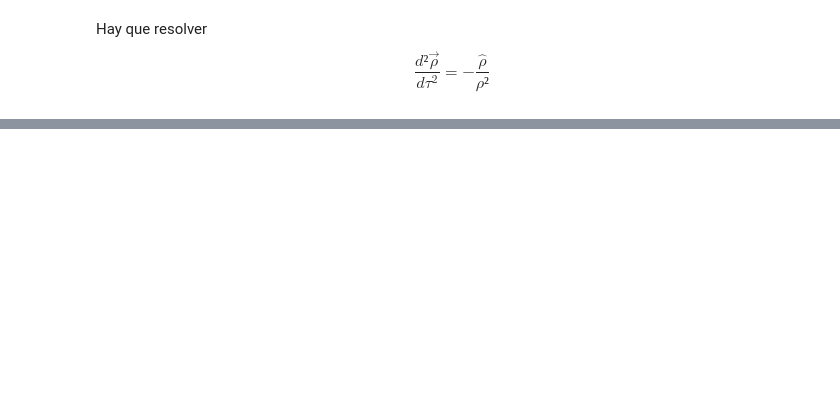
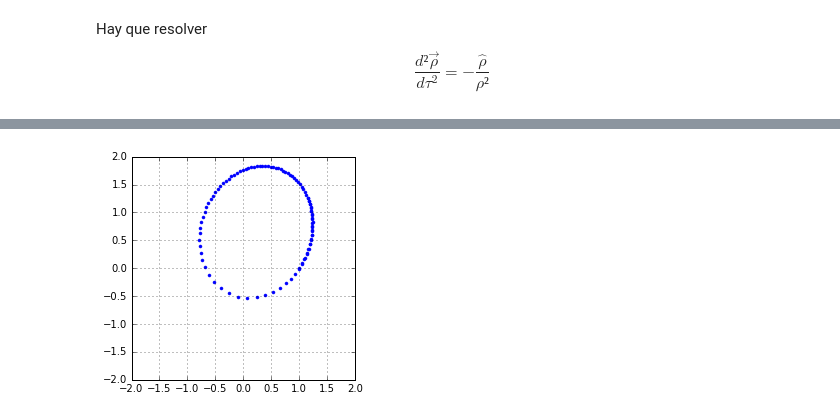
Before and after one commit to jatib/integradores, a Jupyter notebook: Orbitas.ipynb, the cells around one changed output, grey strips where cells are left out. Saved outputs shown, nothing was run; the diff lists cells and outputs as text; code cells hidden in the pictures; blank space fills up the shorter version.

```diff
--- a/Orbitas.ipynb
+++ b/Orbitas.ipynb
@@ -24,0 +48,10 @@ show()
+# %%
+%%time
+t,r_vr =rk4(mov_planeta,[1,0,.6,.9],[0,10],0.1)
+zoom = 2
+xlim([-zoom,zoom]),ylim([-zoom,zoom])
+axes().set_aspect('equal'),grid(True)
+plot(r_vr[:,0],r_vr[:,1],'.')
+show()
+# %% [output]
+[figure, added]
```
Also changed, not shown: parts of 7 cells of this notebook, 1 other file.
